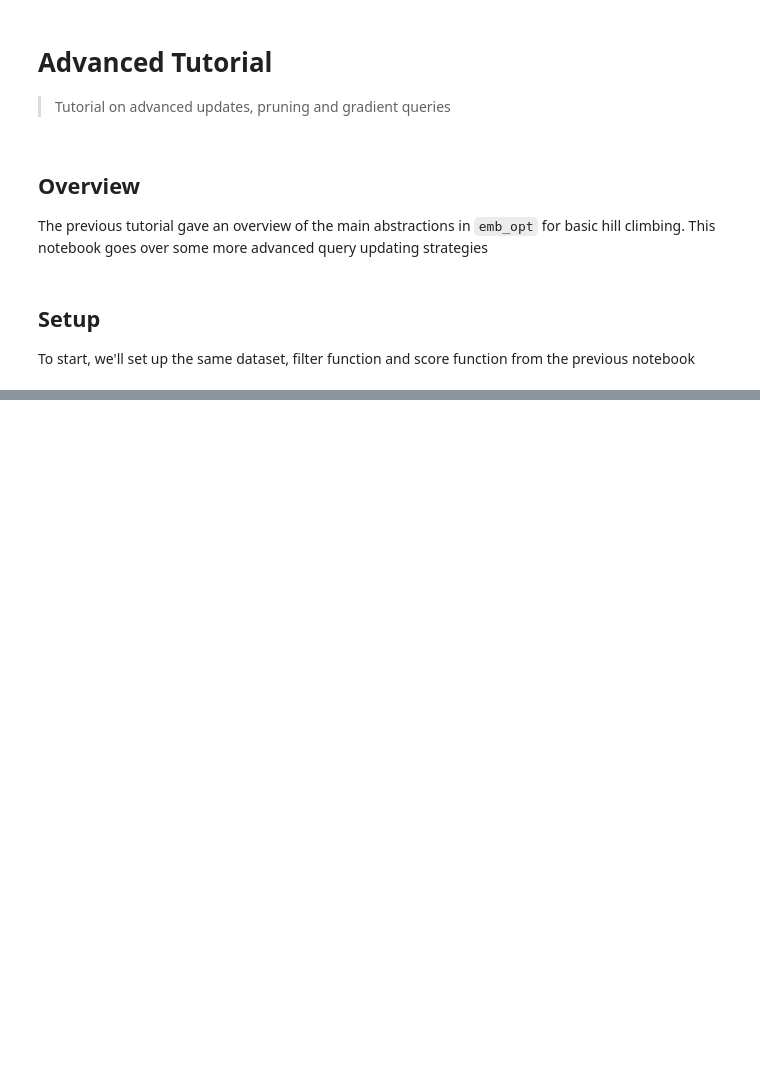
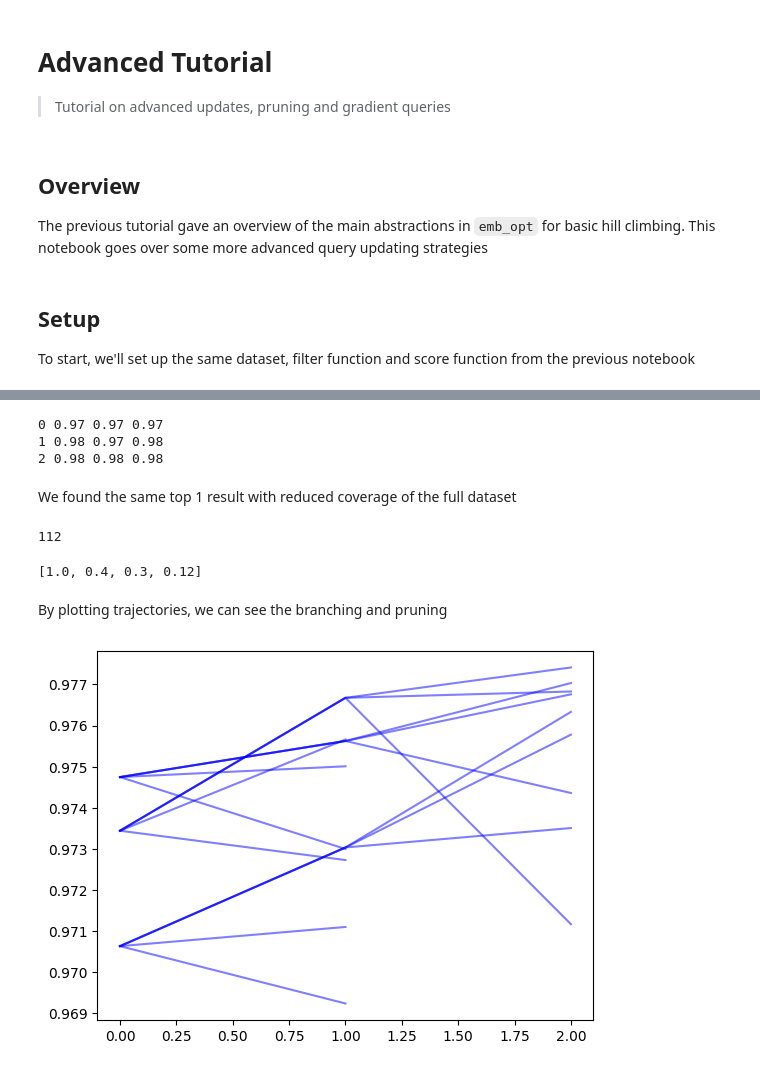
Before and after one commit to DarkMatterAI/emb_opt, a Jupyter notebook: nbs/tutorials/01_advanced_tutorial.ipynb, the cells around one changed output, grey strips where cells are left out. Drawn from its saved outputs; the diff is of its cells as text; code cells hidden in the pictures; blank space fills up the shorter version.

```diff
--- a/nbs/tutorials/01_advanced_tutorial.ipynb
+++ b/nbs/tutorials/01_advanced_tutorial.ipynb
@@ -80,3 +231,7 @@ dataset = get_dataset(n_vectors=10000)
+# %%
+update_plugin = RLUpdate(lrs=[0.25, 1., 5.], distance_penalty=0.)
+prune_func = TopKPrune(k=1, score_agg='mean', group_by='collection_id')
+# %%
+runner = Runner(data_plugin, filter_plugin, score_plugin, prune_plugin, update_plugin)
 # %%
-input_batch = get_input_batch()
-type(input_batch)
+input_batch = get_input_batch(n_queries=3)
@@ -88,0 +238,40 @@ emb_opt.schemas.Batch
+# %%
+output_batch, search_log = runner.search(input_batch, 3)
+# %% [output]
+0 0.97 0.97 0.97
+1 0.98 0.97 0.98
+2 0.98 0.98 0.98
+# %% [markdown]
+We found the same top 1 result with reduced coverage of the full dataset
+# %%
+results = search_log.compile_results(skip_removed=False)
+len(results)
+# %% [output]
+112
+# %%
+k_vals = [1, 5, 10, 50]
+recovered_ids = set([i['id'] for i in results])
+metrics = []
+
+for k in k_vals:
+    gt_idxs = set(ground_truth[:k]['index'])
+    percent_recovered = len(gt_idxs.intersection(recovered_ids))/k
+    metrics.append(percent_recovered)
+
+metrics
+# %% [output]
+[1.0, 0.4, 0.3, 0.12]
+# %% [markdown]
+By plotting trajectories, we can see the branching and pruning
+# %%
+for final_node in search_log.query_tree.leaf_nodes(include_removed=True):
+    mean_scores = []
+
+    current = final_node
+    while current:
+        mean_scores.append(current.mean_score)
+        current = current.parent
+
+    plt.plot(mean_scores[::-1], color='b', alpha=0.5)
+# %% [output]
+[figure, added]
```
Also changed, not shown: parts of 41 cells of this notebook, 10 other files.
